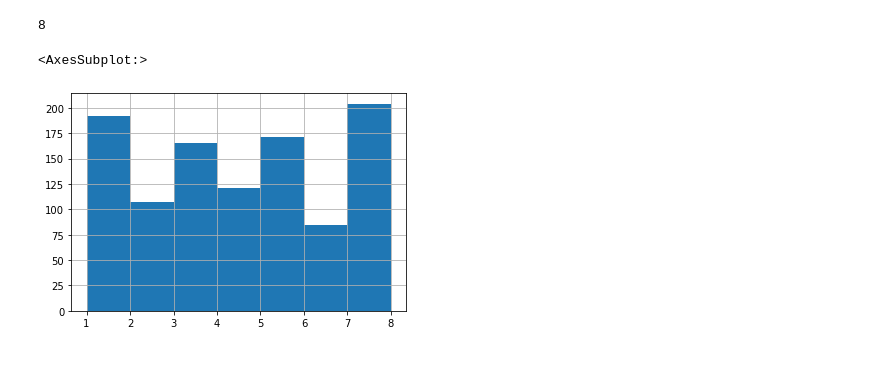
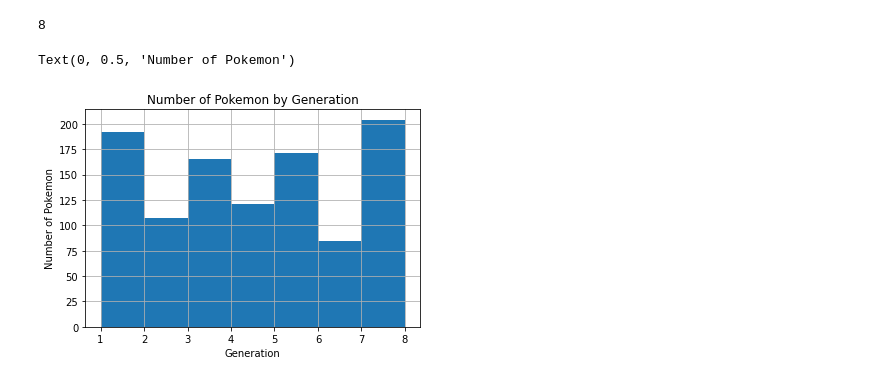
Before and after one commit to 1990Jasonlee/AirflowWeekend, a Jupyter notebook: Pokemon.ipynb, the cells around one changed output. Cells and saved outputs as stored; diff of their text form; code cells hidden in the pictures.

Commit message:
script added to create graphs

```diff
--- a/Pokemon.ipynb
+++ b/Pokemon.ipynb
@@ -98,6 +102,9 @@ df1['generation'].max()
 # %%
 bins = [1, 2, 3, 4, 5, 6, 7, 8]
 df1['generation'].hist(bins=bins)
+plt.title('Number of Pokemon by Generation')
+plt.xlabel('Generation')
+plt.ylabel('Number of Pokemon')
 # %% [output]
-<AxesSubplot:>
+Text(0, 0.5, 'Number of Pokemon')
-[figure, old version]
+[figure, new version]
```
Also changed, not shown: parts of 2 cells of this notebook, 1 other file.
